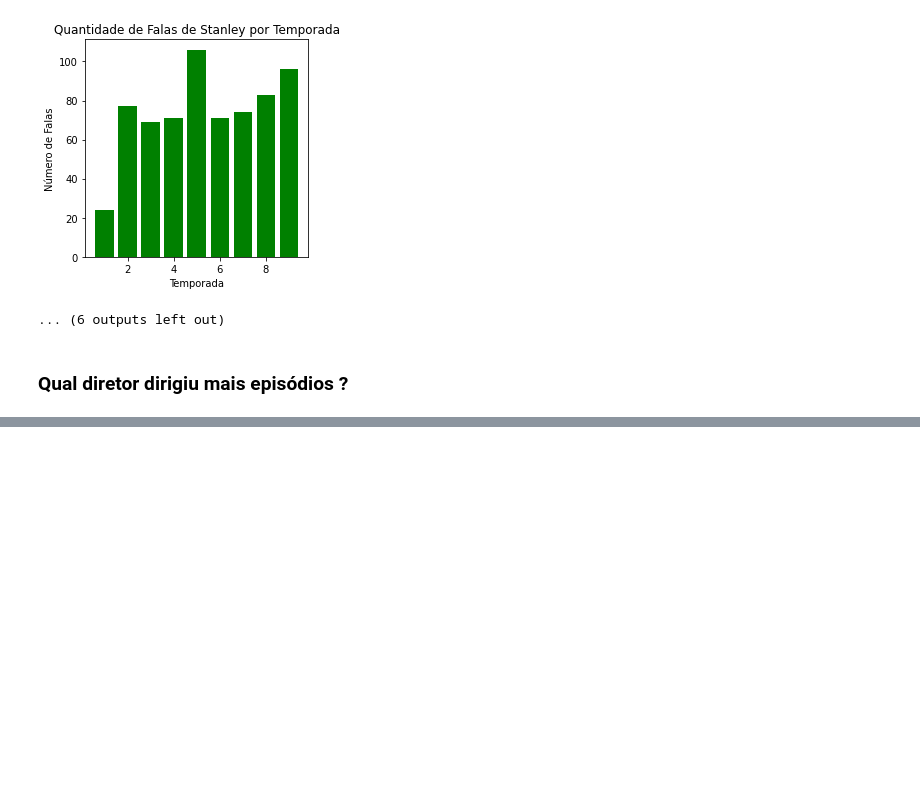
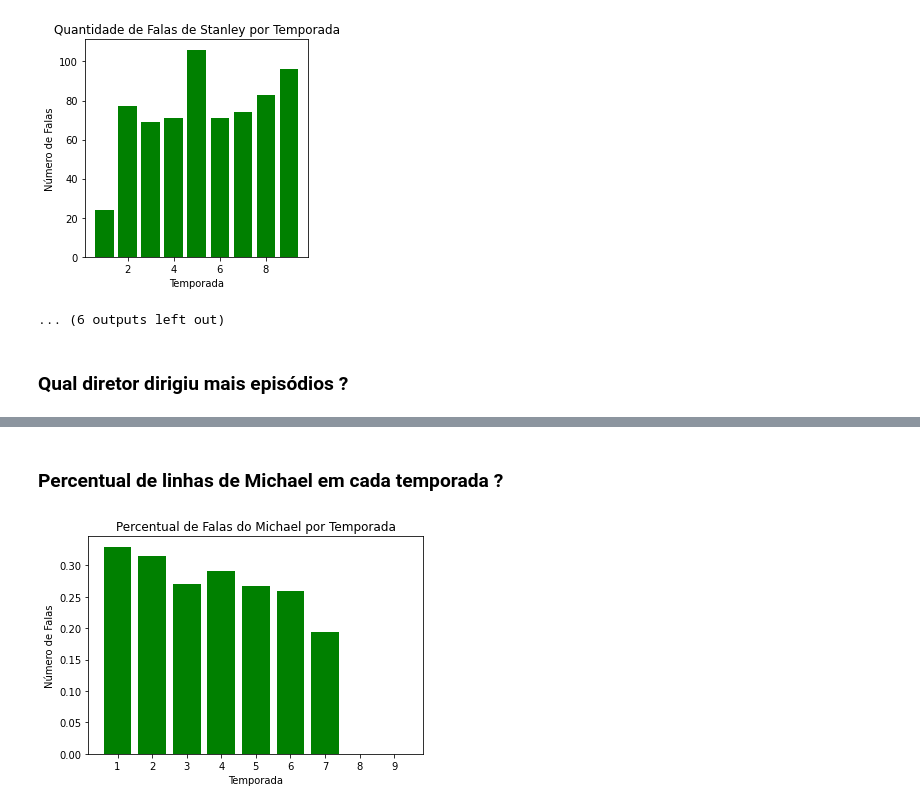
Before and after one commit to victoraugustosouza/TheOffice, a Jupyter notebook: theOffice.ipynb, the cells around one changed output, grey strips where cells are left out. Saved outputs shown, nothing was run; the diff lists cells and outputs as text; code cells hidden in the pictures; blank space fills up the shorter version.

```diff
--- a/theOffice.ipynb
+++ b/theOffice.ipynb
@@ -144,0 +150,28 @@ plt.show()
+# %% [markdown]
+<h3>Percentual de linhas de Michael em cada temporada ?</h3>
+# %%
+#Quais personagens teve mais falas em cada temporada: boring! Michael speaks the most!
+
+temporada=[]
+percentual=[]
+
+for i in range(1,10):
+    guardian= True
+    temporada_df = df[df["season"]==i]
+    temporada.append(str(i))
+    for personagem, value in temporada_df["character"].value_counts(normalize=True).items():
+        if personagem == "Michael":
+            guardian=False
+            percentual.append(value)
+            break
+
+    if guardian:
+        percentual.append(0) #accounting for the eight season in which Michael does not appear
+
+plt.bar(temporada,percentual ,color='green')
+plt.xlabel("Temporada")
+plt.ylabel("Número de Falas")
+plt.title("Percentual de Falas do Michael por Temporada")
+plt.show()
+# %% [output]
+[figure, added]
```
Also changed, not shown: parts of 2 cells of this notebook.
